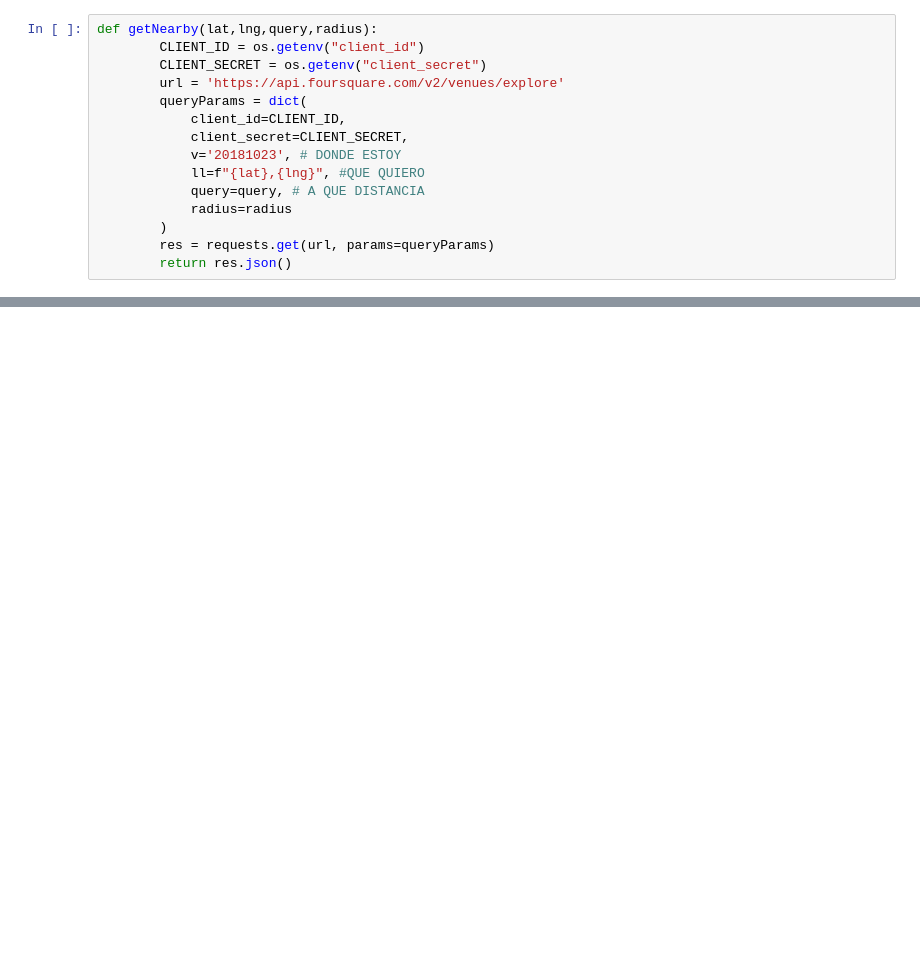
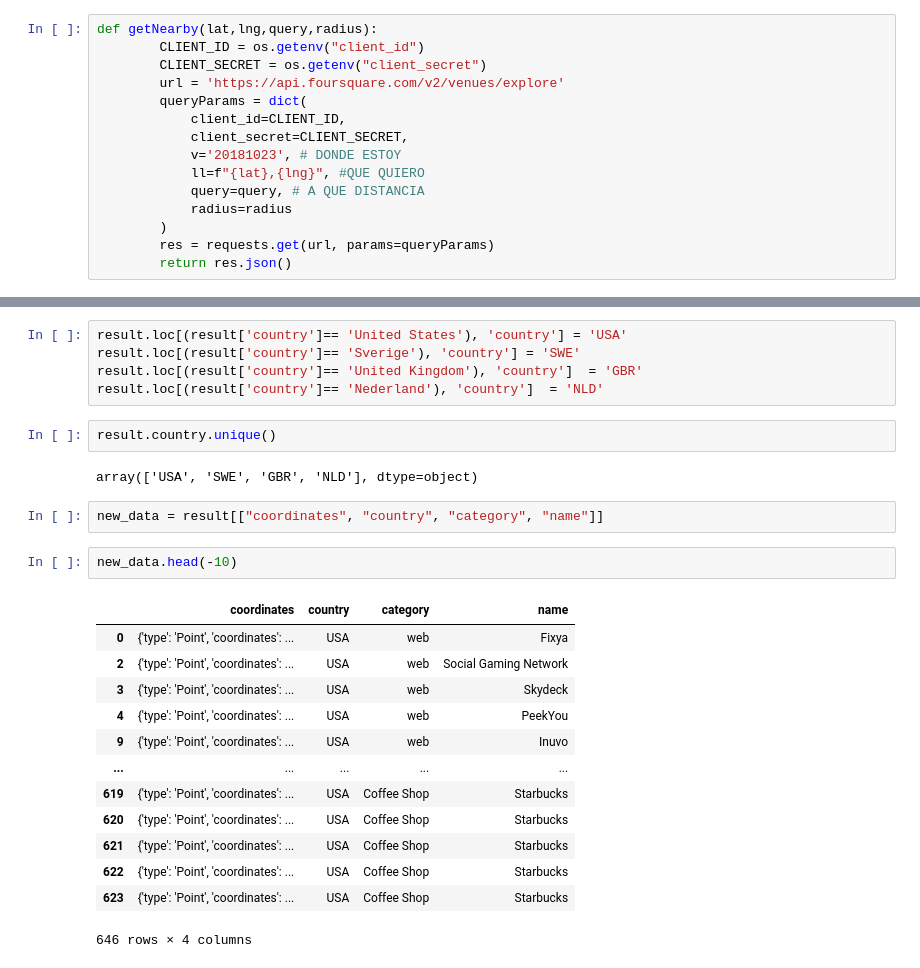
Before and after one commit to mariaversin/Geolocation-Project, a Jupyter notebook: foursquare.ipynb, the cells around one changed output, grey strips where cells are left out. Cells and saved outputs as stored; diff of their text form; blank space fills up the shorter version.

```diff
--- a/foursquare.ipynb
+++ b/foursquare.ipynb
@@ -106,0 +260,27 @@ len(data)
+# %%
+result.loc[(result['country']== 'United States'), 'country'] = 'USA'
+result.loc[(result['country']== 'Sverige'), 'country'] = 'SWE'
+result.loc[(result['country']== 'United Kingdom'), 'country']  = 'GBR'
+result.loc[(result['country']== 'Nederland'), 'country']  = 'NLD'
+# %%
+result.country.unique()
+# %% [output]
+array(['USA', 'SWE', 'GBR', 'NLD'], dtype=object)
+# %%
+new_data = result[["coordinates", "country", "category", "name"]]
+# %%
+new_data.head(-10)
+# %% [output]
+|  | coordinates | country | category | name |
+| 0 | {'type': 'Point', 'coordinates': ... | USA | web | Fixya |
+| 2 | {'type': 'Point', 'coordinates': ... | USA | web | Social Gaming Network |
+| 3 | {'type': 'Point', 'coordinates': ... | USA | web | Skydeck |
+| 4 | {'type': 'Point', 'coordinates': ... | USA | web | PeekYou |
+| 9 | {'type': 'Point', 'coordinates': ... | USA | web | Inuvo |
+| ... | ... | ... | ... | ... |
+| 619 | {'type': 'Point', 'coordinates': ... | USA | Coffee Shop | Starbucks |
+| 620 | {'type': 'Point', 'coordinates': ... | USA | Coffee Shop | Starbucks |
+| 621 | {'type': 'Point', 'coordinates': ... | USA | Coffee Shop | Starbucks |
+| 622 | {'type': 'Point', 'coordinates': ... | USA | Coffee Shop | Starbucks |
+| 623 | {'type': 'Point', 'coordinates': ... | USA | Coffee Shop | Starbucks |
+646 rows × 4 columns
```
Also changed, not shown: parts of 22 cells of this notebook, 2 other files.
